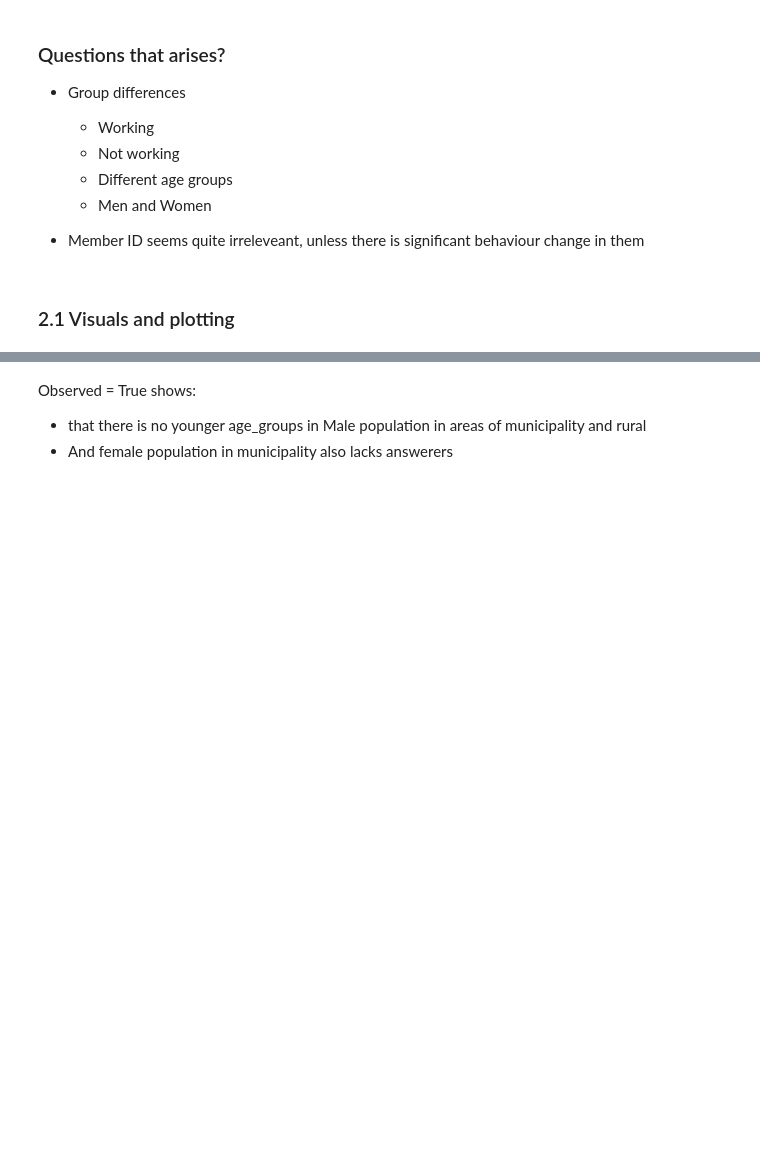
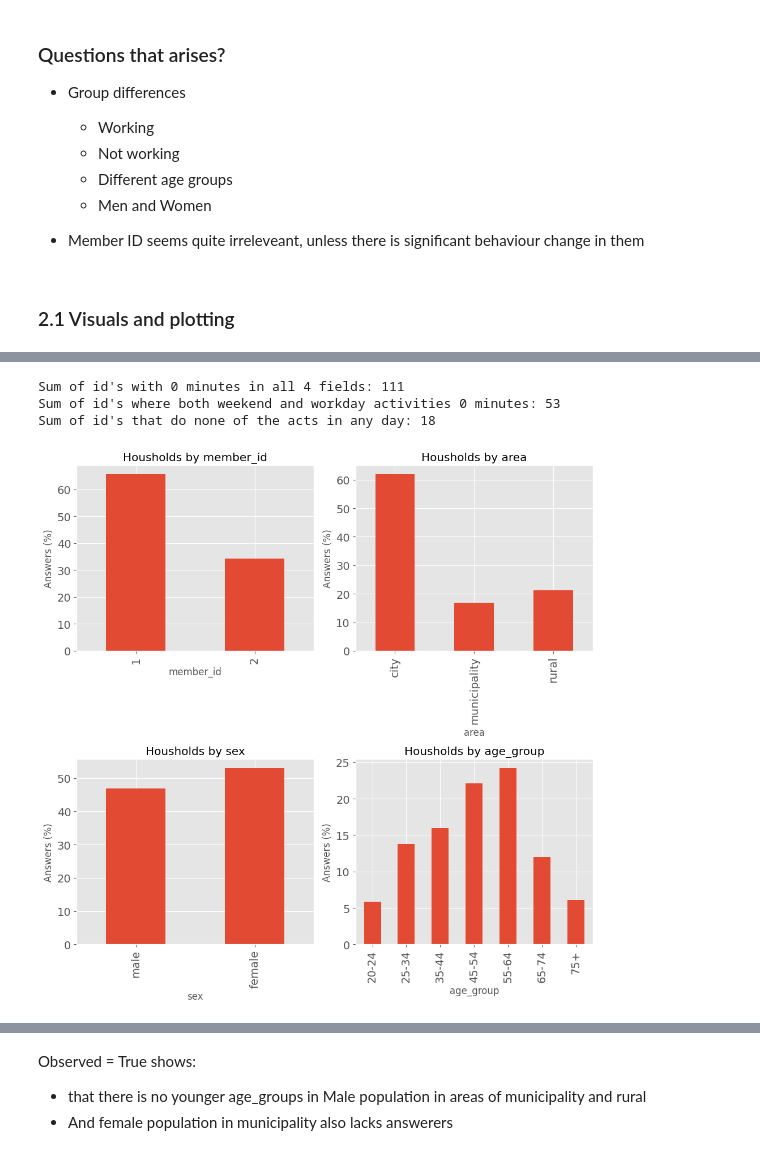
Before and after one commit to arttusamuel/statisical_data_analysis, a Jupyter notebook: stat-data-project/data-cleaning.ipynb, the cells around one changed output, grey strips where cells are left out. Saved outputs shown, nothing was run; the diff lists cells and outputs as text; code cells hidden in the pictures; blank space fills up the shorter version.

```diff
--- a/stat-data-project/data-cleaning.ipynb
+++ b/stat-data-project/data-cleaning.ipynb
@@ -197,7 +255,7 @@ df.dtypes
 # %% [markdown]
 #### Values to human readable format
 # %%
-df['day_of_week'] = df['day_of_week'].replace({1: 'weekday', 2: 'weekend'})
+df['day_of_week'] = df['day_of_week'].replace({1: 'workday', 2: 'weekend'})
 df['sex'] = df['sex'].replace({1: 'male', 2: 'female'})
 df['area'] = df['area'].replace({1: 'city', 2: 'municipality', 3: 'rural'})
 df['age_group'] = df['age_group'].replace({
@@ -266,35 +345,44 @@ ids = df.loc[time_df[time_columns].sum(axis=1) == 0].household_id.value_counts()
 print("Sum of id's with 0 minutes in all 4 fields:", len(ids))
 
 ids = ids[ids > 1].index
-print("Sum of id's where both weekend and weekday activities 0 minutes:", len(ids))
+print("Sum of id's where both weekend and workday activities 0 minutes:", len(ids))
 ids
 
 df_no_activity = df[(df['household_id'].isin(ids)) & (df['visited_cinema'] == 'No') & (df['visited_theatre'] == 'No') ]
-len(df_no_activity) / 2 # Amount of individuals that do none of the activities
+
+print("Sum of id's that do none of the acts in any day:", int(len(df_no_activity) / 2)) # Amount of individuals that do none of the activities any day
+# %% [output]
+Sum of id's with 0 minutes in all 4 fields: 111
+Sum of id's where both weekend and workday activities 0 minutes: 53
+Sum of id's that do none of the acts in any day: 18
 # %%
 # Trying to create subplots with a loop
 #  Age distributions in relation to sex, area are interesting
 demographics = ['member_id', 'area', 'sex', 'age_group']
 
 columns = len(demographics)
 rows = int(columns / 2)
 fig, axes = plt.subplots(nrows=rows, ncols=2, figsize=(10, 5 * rows))
 axes = axes.flatten()
 
 # Previous method axes.flatten() creates a list to iterate over with a single digit
 # Subplots for each column with demogrpaphic types
 for i, column in enumerate(demographics):
-    df.groupby([column], observed=False)['household_id'].nunique().plot.bar(ax=axes[i], fontsize=14)
-    axes[i].set_title(f'Unique Household IDs by {column}')
-    axes[i].set_ylabel('Count of Unique Household IDs')
+    counts = df.groupby([column], observed=False)['household_id'].nunique()
+    percent = (counts / counts.sum()) * 100
+    percent.plot.bar(ax=axes[i], fontsize=14)
+    axes[i].set_title(f'Housholds by {column}')
+    axes[i].set_ylabel('Answers (%)')
     axes[i].set_xlabel(column)
 
 plt.tight_layout()
 plt.show()
 
 # Density plots ???
 
 # df[df['sex'] == 'female'].groupby(['age_group', 'area']).size().unstack().plot(xlabel='female', kind='bar', ax=axes[1], stacked=True)
+# %% [output]
+[figure, added]
 # %%
 # Creating subplots individually
 # Calculated in respect to individual households ~336
```
Also changed, not shown: parts of 66 cells of this notebook.
